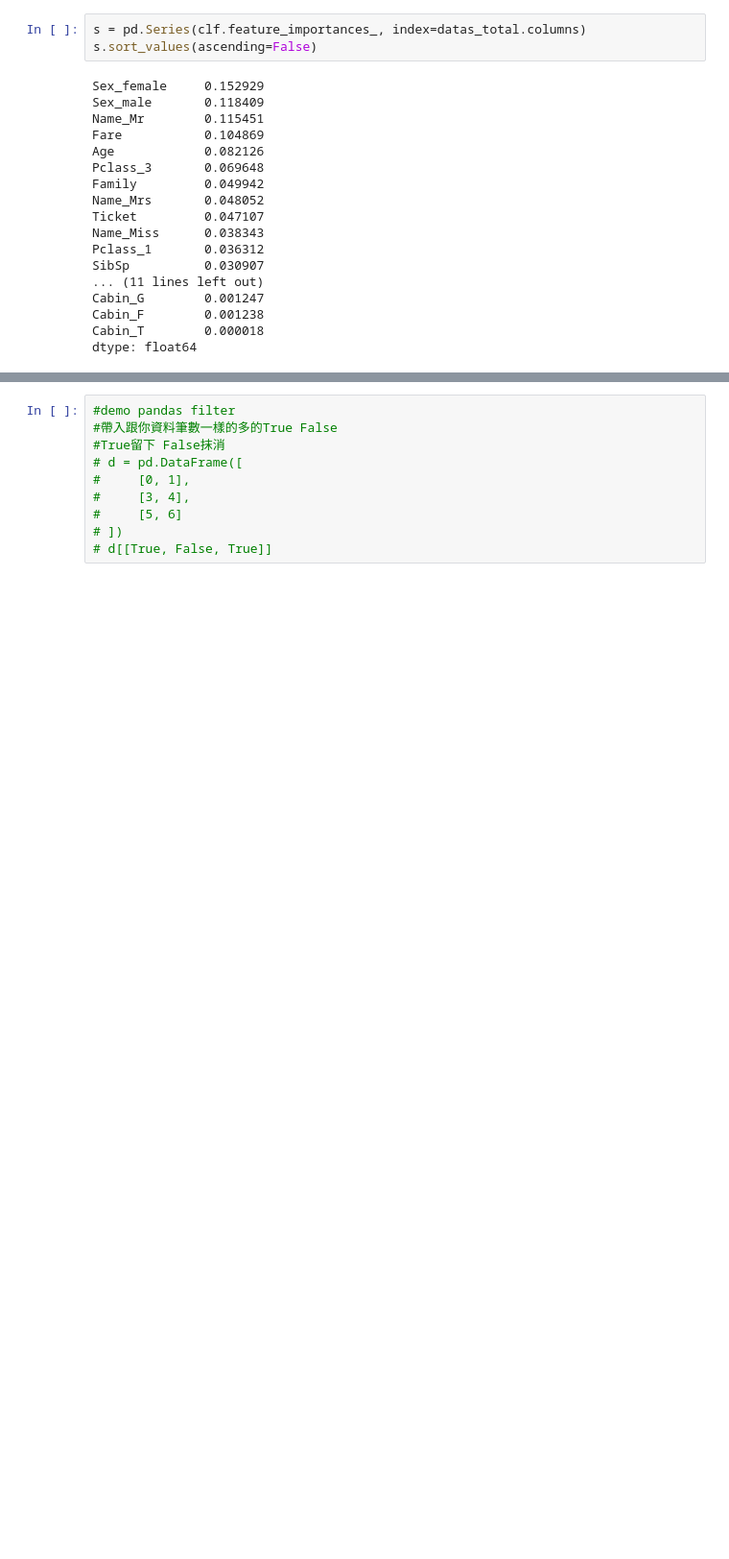
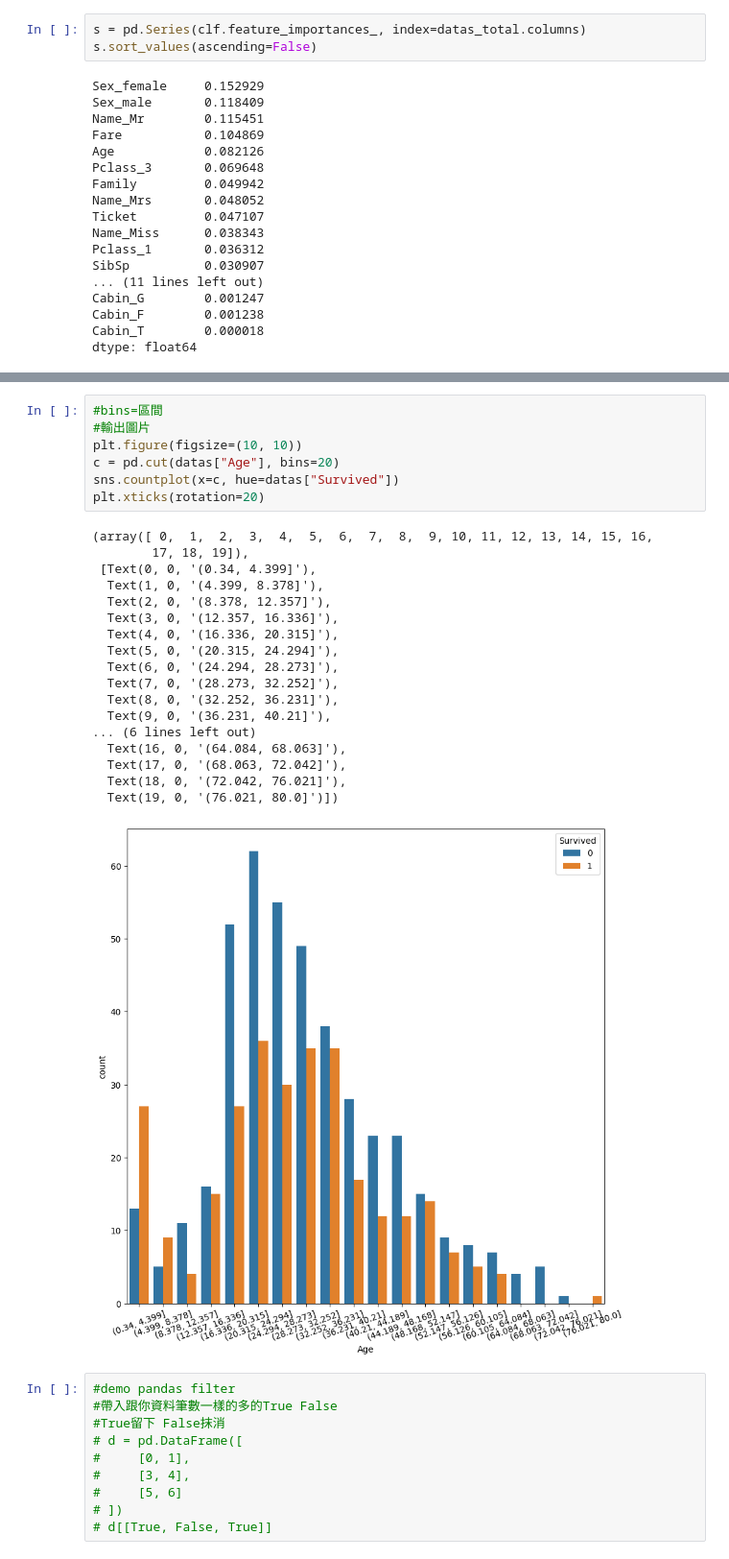
Before and after one commit to ChangFuchun/Titanic, a Jupyter notebook: Kaggle_Titanic.ipynb, the cells around one changed output, grey strips where cells are left out. Shown at 96% size. Drawn from its saved outputs; the diff is of its cells as text; blank space fills up the shorter version.

```diff
--- a/Kaggle_Titanic.ipynb
+++ b/Kaggle_Titanic.ipynb
@@ -428,3 +454,29 @@ dtype: float64
+# %%
+#bins=區間
+#輸出圖片
+plt.figure(figsize=(10, 10))
+c = pd.cut(datas["Age"], bins=20)
+sns.countplot(x=c, hue=datas["Survived"])
+plt.xticks(rotation=20)
+# %% [output]
+(array([ 0,  1,  2,  3,  4,  5,  6,  7,  8,  9, 10, 11, 12, 13, 14, 15, 16,
+        17, 18, 19]),
+ [Text(0, 0, '(0.34, 4.399]'),
+  Text(1, 0, '(4.399, 8.378]'),
+  Text(2, 0, '(8.378, 12.357]'),
+  Text(3, 0, '(12.357, 16.336]'),
+  Text(4, 0, '(16.336, 20.315]'),
+  Text(5, 0, '(20.315, 24.294]'),
+  Text(6, 0, '(24.294, 28.273]'),
+  Text(7, 0, '(28.273, 32.252]'),
+  Text(8, 0, '(32.252, 36.231]'),
+  Text(9, 0, '(36.231, 40.21]'),
+... (6 lines left out)
+  Text(16, 0, '(64.084, 68.063]'),
+  Text(17, 0, '(68.063, 72.042]'),
+  Text(18, 0, '(72.042, 76.021]'),
+  Text(19, 0, '(76.021, 80.0]')])
+[figure, added]
 # %%
 #demo pandas filter
 #帶入跟你資料筆數一樣的多的True False
```
Also changed, not shown: parts of 2 cells of this notebook.
